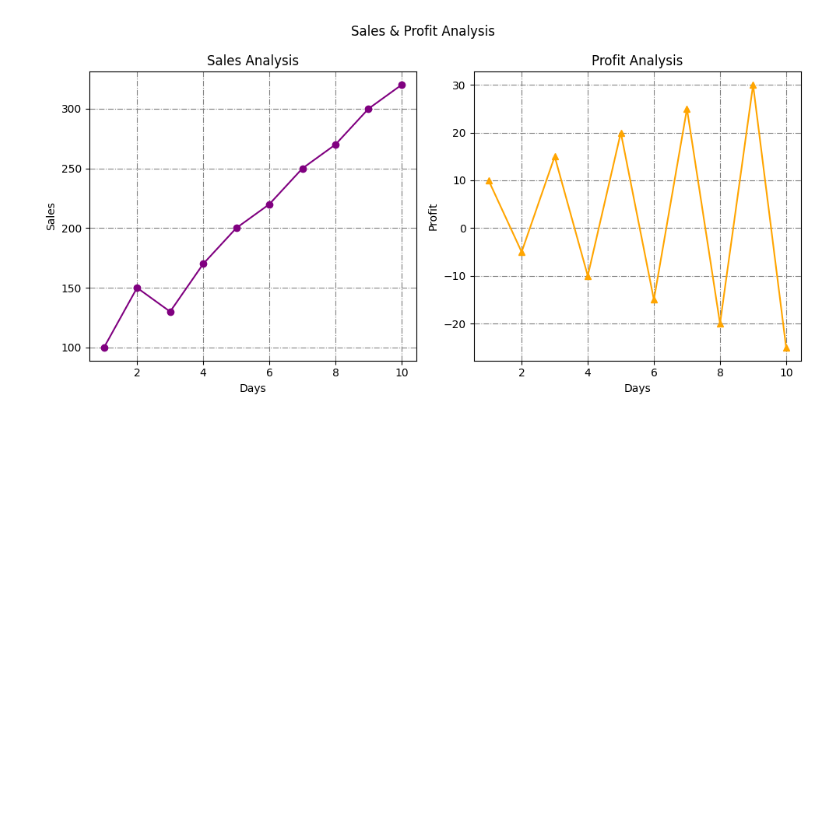
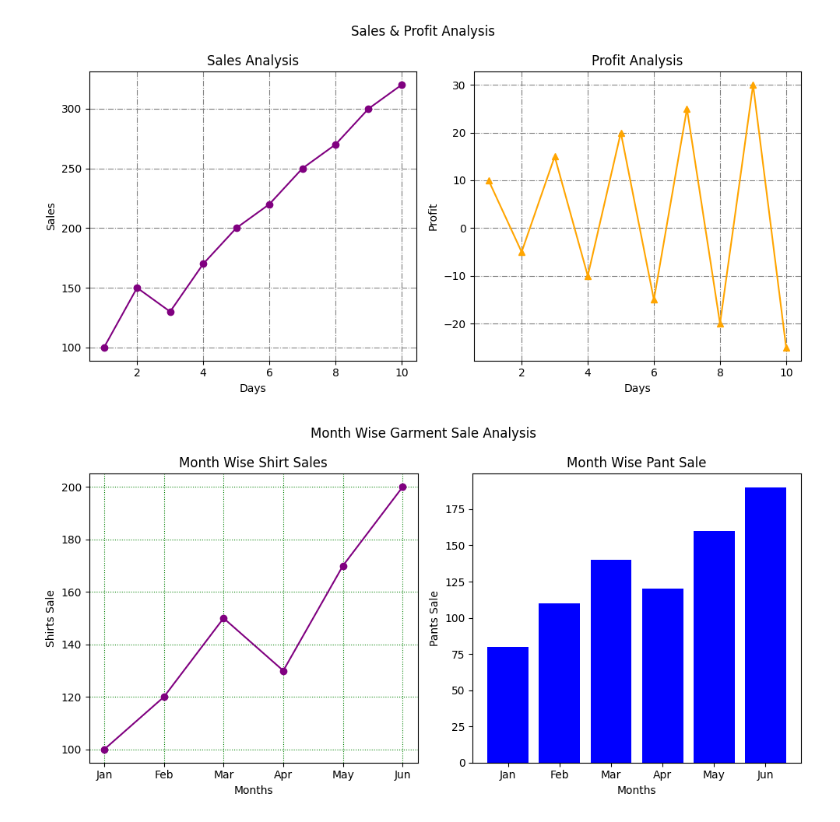
Before and after one commit to pratiksha-2410/Matplotlib-Charts, a Jupyter notebook: Line Plots.ipynb, the cells around one changed output. Saved outputs shown, nothing was run; the diff lists cells and outputs as text; code cells hidden in the pictures; blank space fills up the shorter version.

Commit message:
Line & Bar Subplots

```diff
--- a/Line Plots.ipynb
+++ b/Line Plots.ipynb
@@ -138,3 +139,36 @@ plt.tight_layout()
 plt.show()
 # %% [output]
 [figure]
+# %%
+# Line & Bar Plot Comibination
+
+Months = ['Jan','Feb','Mar','Apr','May','Jun']
+
+Shirts_Sales = [100,120,150,130,170,200]
+pants_Sales = [80,110,140,120,160,190]
+
+fig,ax = plt.subplots(1,2,figsize=(10,5))
+
+# Line Plot
+
+ax[0].plot(Months,Shirts_Sales,color='Purple',marker='o')
+ax[0].set_title('Month Wise Shirt Sales')
+ax[0].set_xlabel('Months')
+ax[0].set_ylabel('Shirts Sale')
+ax[0].grid(color='green',linestyle=':',alpha=1)
+
+# Bar Plot
+
+ax[1].bar(Months,pants_Sales,color='blue')
+ax[1].set_title('Month Wise Pant Sale')
+ax[1].set_xlabel('Months')
+ax[1].set_ylabel('Pants Sale')
+
+
+fig.suptitle("Month Wise Garment Sale Analysis")
+
+plt.tight_layout()
+plt.savefig('Month Wise Garment Sale Analysis')
+plt.show()
+# %% [output]
+[figure, added]
```
Also changed, not shown: parts of 1 cell of this notebook, 2 other files.
